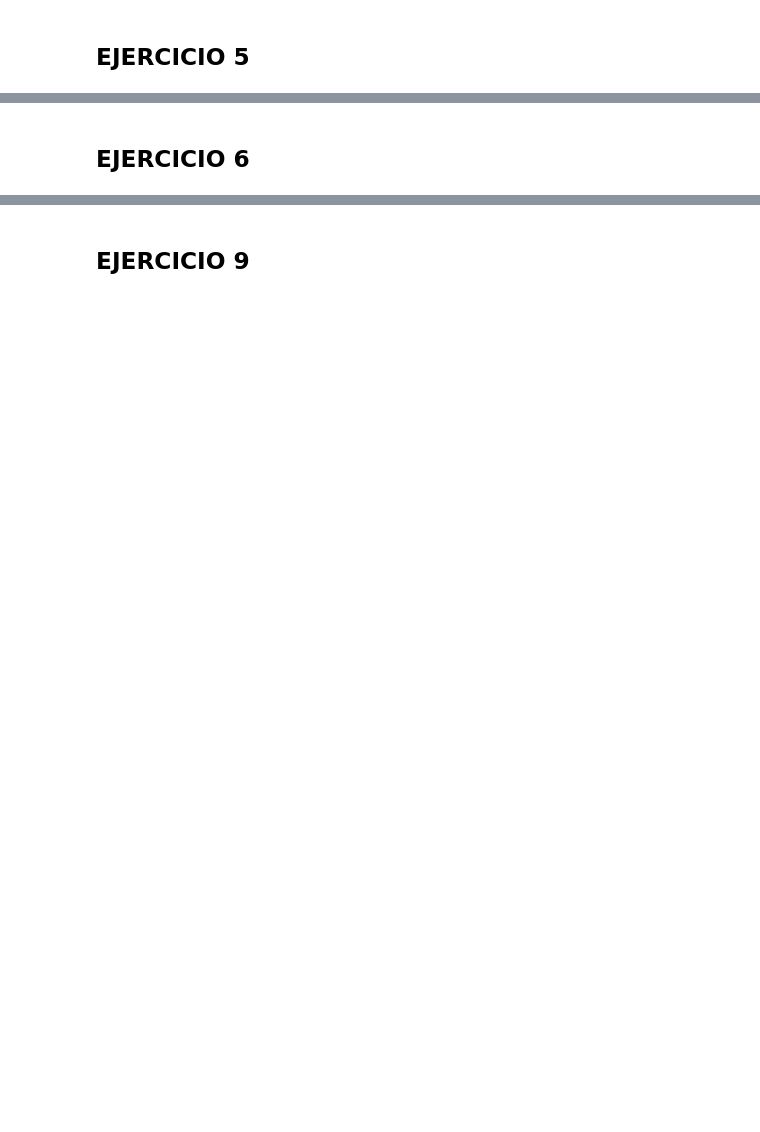
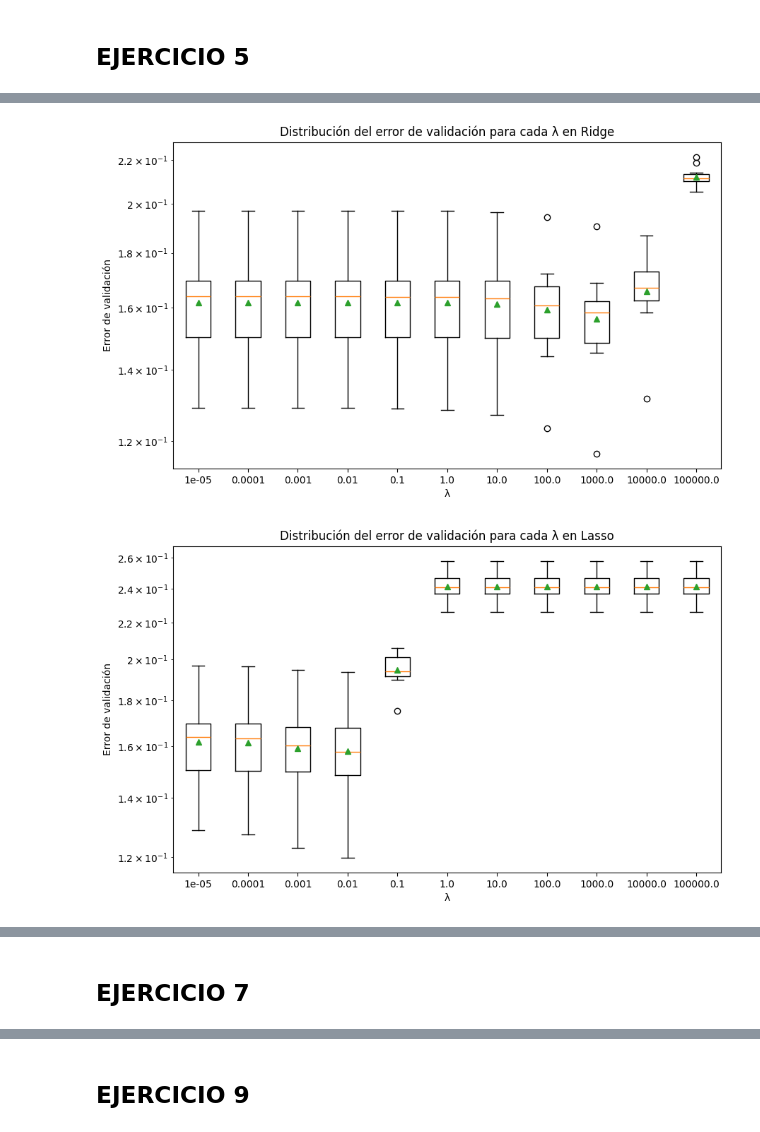
Before and after one commit to fedear402/E337-BD-TPS-G1, a Jupyter notebook: TP4/TP4_Albareti_Lopez_Mettola.ipynb, the cells around one changed output, grey strips where cells are left out. Cells and saved outputs as stored; diff of their text form; code cells hidden in the pictures; blank space fills up the shorter version.

```diff
--- a/TP4/TP4.ipynb
+++ b/TP4/TP4_Albareti_Lopez_Mettola.ipynb
@@ -813,0 +739,19 @@ plt.show()
+# %%
+# CV con LASSO
+
+lassocv = LassoCV(alphas=lambdas, cv=10, max_iter=100000, random_state=100)
+lassocv.fit(X_transformado_train, y_train)
+print("Alpha óptimo:", lassocv.alpha_)
+
+lasso = Lasso(alpha=lassocv.alpha_)
+lasso.fit(X_transformado_train, y_train)
+lasso_pred = lasso.predict(X_transformado_test)
+
+print("Error cuadrático medio: ", mean_squared_error(y_test, lasso_pred))
+print("Coeficientes del mejor modelo:")
+pd.Series(lasso.coef_, index=X.columns)
+
+coeficientes_finales = pd.DataFrame([np.array(X.columns.tolist()),lasso.coef_]).T
+coeficientes_finales.columns = ['feature','coeficiente']
+print(f"El modelo final cuenta con: {coeficientes_finales[coeficientes_finales['coeficiente']!=0].shape[0]}",'features' )
+coeficientes_finales
@@ -813,0 +776,55 @@ plt.show()
+# %%
+# tarda 1 minuto y medio en correr
+
+# Datos iniciales y modelos
+lambdas = np.logspace(-5, 5, 11)
+
+# Configuración para los box-plots
+errores_ridge = []
+errores_lasso = []
+proporcion_ceros_lasso = []
+
+for lam in lambdas:
+    # Ridge
+    ridge = Ridge(alpha=lam)
+    mse_ridge = -cross_val_score(ridge, X_transformado, y, cv=10, scoring='neg_mean_squared_error')
+    errores_ridge.append(mse_ridge)
+
+    # Lasso
+    lasso = Lasso(alpha=lam, max_iter=5000)
+    mse_lasso = -cross_val_score(lasso, X_transformado, y, cv=10, scoring='neg_mean_squared_error')
+    errores_lasso.append(mse_lasso)
+
+    lasso.fit(X_transformado, y)
+    proporcion_ceros = np.mean(lasso.coef_ == 0)
+    proporcion_ceros_lasso.append(proporcion_ceros)
+
+# Ridge
+plt.figure(figsize=(10, 6))
+plt.boxplot(errores_ridge, labels=np.round(lambdas, 5), showmeans=True)
+plt.title("Distribución del error de validación para cada λ en Ridge")
+plt.xlabel("λ")
+plt.ylabel("Error de validación")
+plt.yscale("log")
+plt.show()
+
+# Lasso
+plt.figure(figsize=(10, 6))
+plt.boxplot(errores_lasso, labels=np.round(lambdas, 5), showmeans=True)
+plt.title("Distribución del error de validación para cada λ en Lasso")
+plt.xlabel("λ")
+plt.ylabel("Error de validación")
+plt.yscale("log")
+plt.show()
+
+# Eliminadas
+plt.figure(figsize=(10, 6))
+plt.bar(range(len(lambdas)), proporcion_ceros_lasso, tick_label=np.round(lambdas, 5))
+plt.title("Proporción de variables ignoradas por Lasso en función de λ")
+plt.xlabel("λ")
+plt.ylabel("Proporción de coeficientes igual a cero")
+plt.xticks(rotation=45)
+plt.show()
+# %% [output]
+[figure, added]
+[figure, added]
@@ -814,2 +832,2 @@ plt.show()
 # %% [markdown]
-## EJERCICIO 6
+## EJERCICIO 7
```
Also changed, not shown: parts of 23 cells of this notebook, 2 other files.
